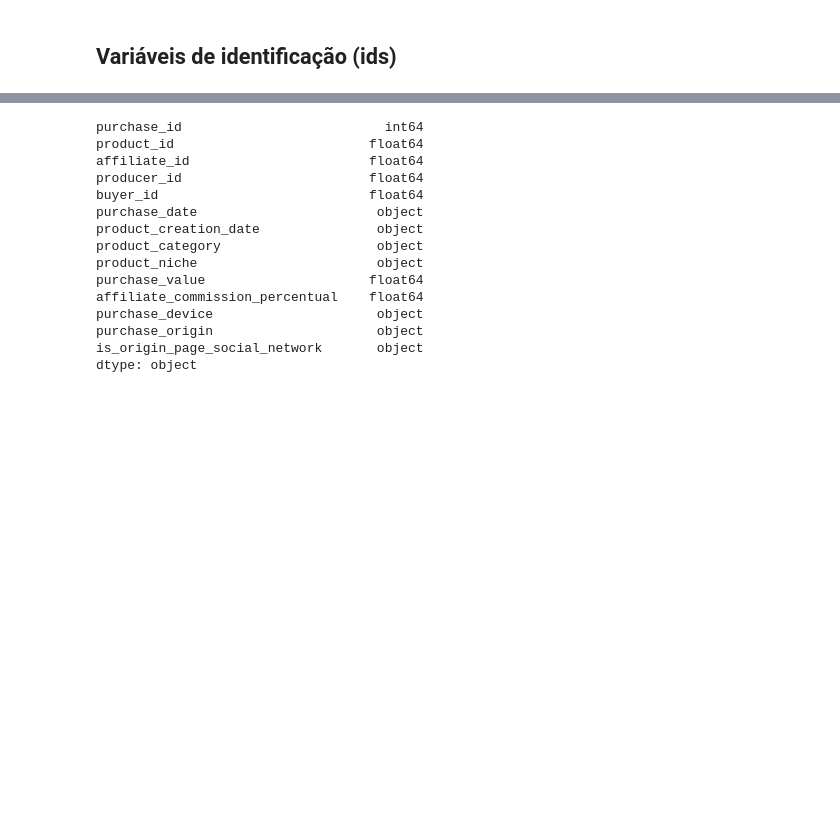
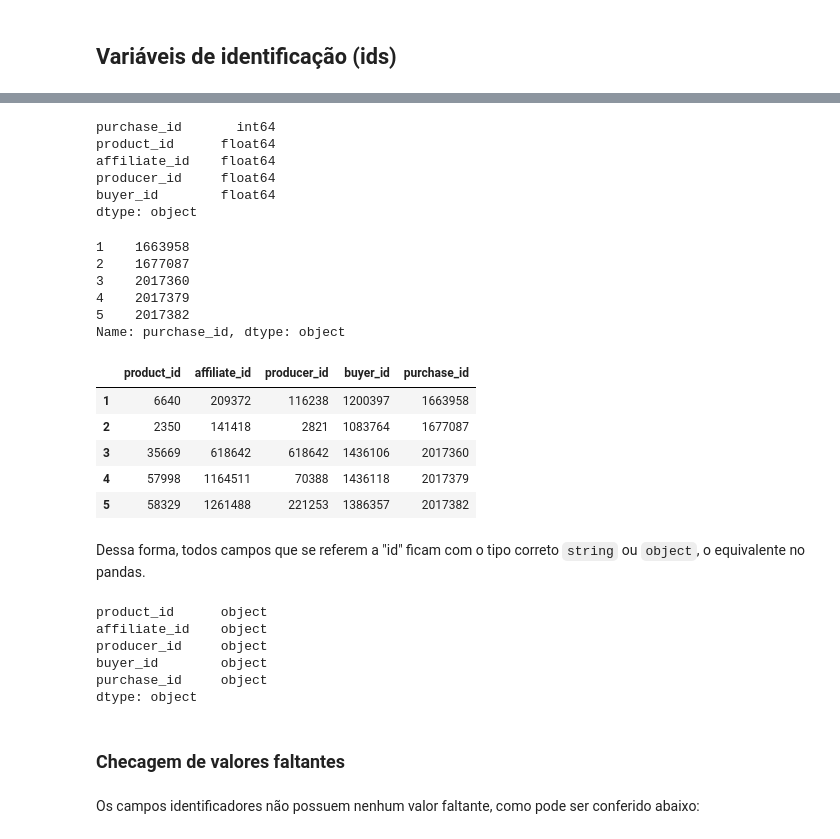
Before and after one commit to FelipeGruend/ds_hotmart, a Jupyter notebook: notebooks/1-Preprocessing.ipynb, the cells around one changed output, grey strips where cells are left out. Saved outputs shown, nothing was run; the diff lists cells and outputs as text; code cells hidden in the pictures; blank space fills up the shorter version.

```diff
--- a/notebooks/1-Preprocessing.ipynb
+++ b/notebooks/1-Preprocessing.ipynb
@@ -47,18 +69,61 @@ df.tail()
 # %%
-df.dtypes
+# selecionando as colunas com '_id'
+id_columns = [col for col in df.columns if '_id' in col]
+
+# visualização dos tipos de dados  encontrados
+df[id_columns].dtypes
 # %% [output]
-purchase_id                          int64
-product_id                         float64
-affiliate_id                       float64
-producer_id                        float64
-buyer_id                           float64
-purchase_date                       object
-product_creation_date               object
-product_category                    object
-product_niche                       object
-purchase_value                     float64
-affiliate_commission_percentual    float64
-purchase_device                     object
-purchase_origin                     object
-is_origin_page_social_network       object
+purchase_id       int64
+product_id      float64
+affiliate_id    float64
+producer_id     float64
+buyer_id        float64
 dtype: object
+# %%
+# Como purchase_id está com tipo inteiro, basta converter para string
+df.loc[:, 'purchase_id'] = df['purchase_id'].astype(str)
+df['purchase_id'].head()
+# %% [output]
+1    1663958
+2    1677087
+3    2017360
+4    2017379
+5    2017382
+Name: purchase_id, dtype: object
+# %%
+# Remove da lista o purchase_id, que já foi corrigido
+id_columns.remove('purchase_id')
+# %%
+# Para as outras colunas de identificadores, realiza o ajuste de tipo
+for id_col in id_columns:
+
+    # Primeiro transforma em inteiro, para remover a parte decimal
+    df.loc[:, id_col] = df[id_col].astype(int)
+
+    # Depois transforma em string
+    df.loc[:, id_col] = df[id_col].astype(str)
+# %%
+# Adiciona o purchase_id, novamente para visualização
+id_columns.append('purchase_id')
+# %%
+df[id_columns].head()
+# %% [output]
+|  | product_id | affiliate_id | producer_id | buyer_id | purchase_id |
+| 1 | 6640 | 209372 | 116238 | 1200397 | 1663958 |
+| 2 | 2350 | 141418 | 2821 | 1083764 | 1677087 |
+| 3 | 35669 | 618642 | 618642 | 1436106 | 2017360 |
+| 4 | 57998 | 1164511 | 70388 | 1436118 | 2017379 |
+| 5 | 58329 | 1261488 | 221253 | 1386357 | 2017382 |
+# %% [markdown]
+Dessa forma, todos campos que se referem a "id" ficam com o tipo correto `string` ou `object`, o equivalente no pandas.
+# %%
+df[id_columns].dtypes
+# %% [output]
+product_id      object
+affiliate_id    object
+producer_id     object
+buyer_id        object
+purchase_id     object
+dtype: object
+# %% [markdown]
+### Checagem de valores faltantes
@@ -64,0 +148,2 @@ dtype: object
+# %% [markdown]
+Os campos identificadores não possuem nenhum valor faltante, como pode ser conferido abaixo:
```
Also changed, not shown: parts of 75 cells of this notebook.
